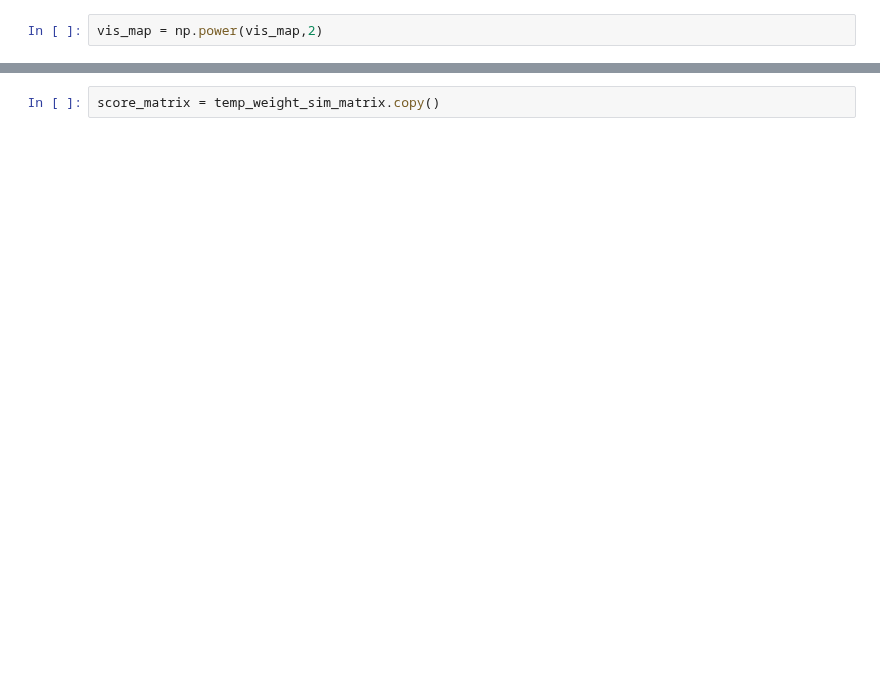
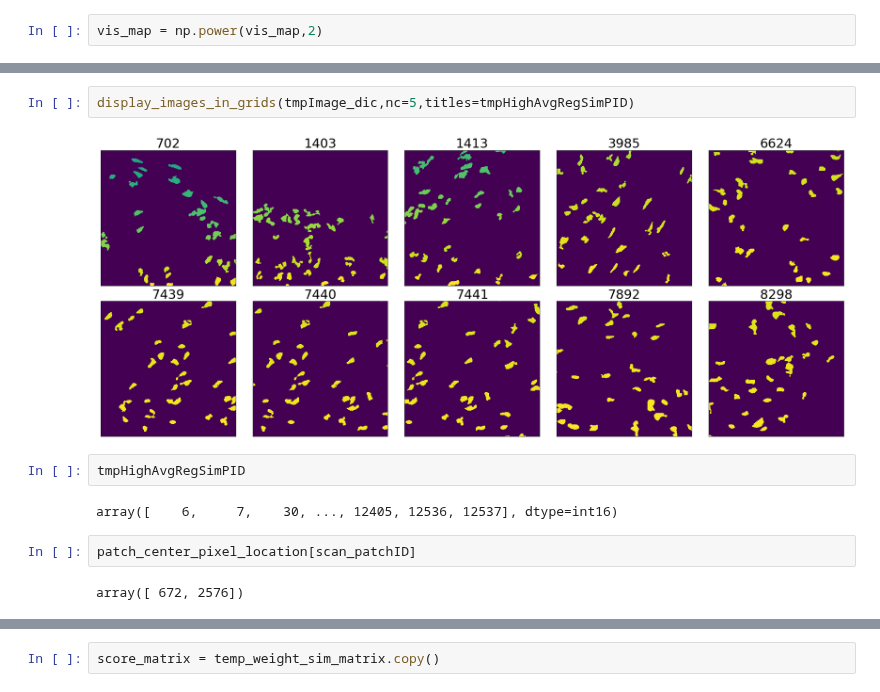
Before and after one commit to xiangjiph/MouseBrainAtlas, a Jupyter notebook: XJ/Region_Matching_0.0.ipynb, the cells around one changed output, grey strips where cells are left out. Cells and saved outputs as stored; diff of their text form; blank space fills up the shorter version.

```diff
--- a/XJ/Region_Matching_0.0.ipynb
+++ b/XJ/Region_Matching_0.0.ipynb
@@ -261,0 +344,12 @@ plt.colorbar()
+# %%
+display_images_in_grids(tmpImage_dic,nc=5,titles=tmpHighAvgRegSimPID)
+# %% [output]
+[figure, added]
+# %%
+tmpHighAvgRegSimPID
+# %% [output]
+array([    6,     7,    30, ..., 12405, 12536, 12537], dtype=int16)
+# %%
+patch_center_pixel_location[scan_patchID]
+# %% [output]
+array([ 672, 2576])
```
Also changed, not shown: parts of 50 cells of this notebook, 1 other file.
